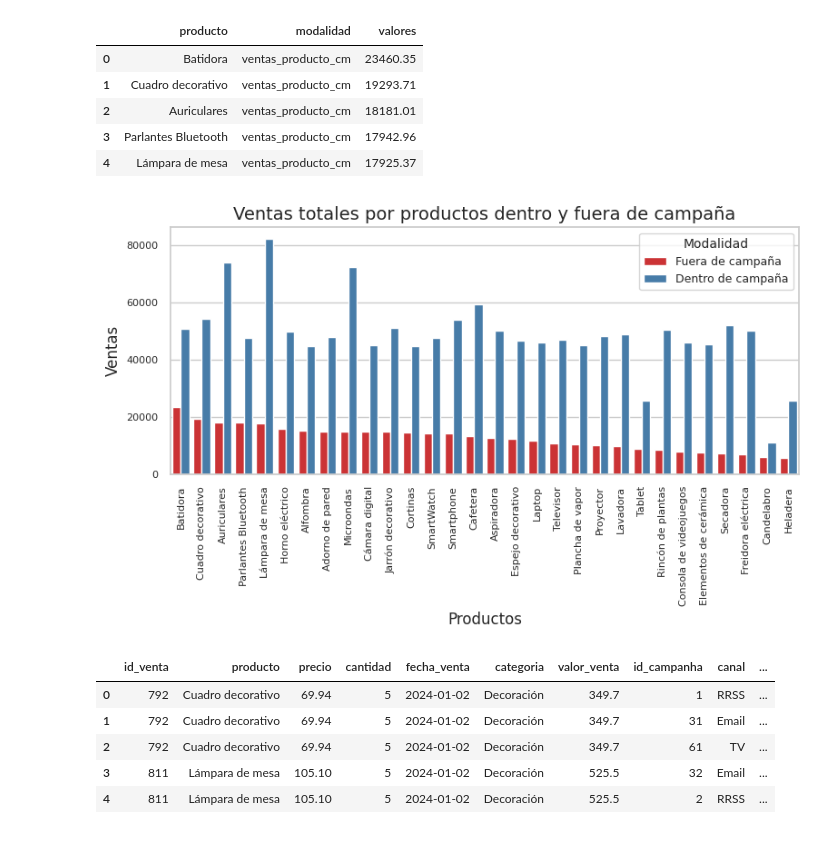
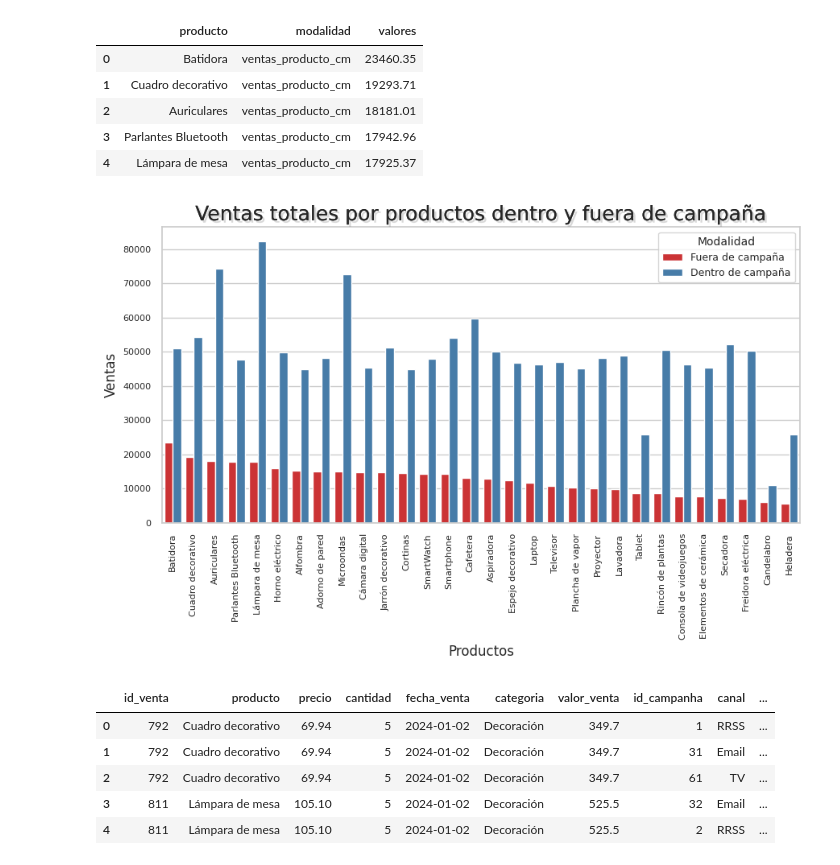
Before and after one commit to FerJGit/TT-2C2025-Data-Analitycs-Notebooks, a Jupyter notebook: EntregaFinal/Mis_Archivos/EntregaFinal.ipynb, the cells around one changed output. Cells and saved outputs as stored; diff of their text form; code cells hidden in the pictures.

```diff
--- a/EntregaFinal/Mis_Archivos/EntregaFinal.ipynb
+++ b/EntregaFinal/Mis_Archivos/EntregaFinal.ipynb
@@ -1493,19 +1506,18 @@ ventas_categoria.head()
 sns.set_theme(               # set_theme combina estilo + contexto + paleta
     style="whitegrid",       # opciones: 'white', 'whitegrid', 'dark', 'darkgrid', 'ticks'
     context="notebook",      # escala general: 'paper', 'notebook', 'talk', 'poster'
-    palette="Set3"           # paleta de colores base: "deep", "muted", "pastel" / Set1, Set2, Set3
+    palette="coolwarm"       # paleta de colores base: "deep", "muted", "pastel" / Set1, Set2, Set3
 )
 
-# Ajustamos tamaño del lienzo
+# Ajusto el tamaño del lienzo
 plt.figure(figsize=(8,5))
 
-# Crear el barplot
+# Creo el barplot
 ax = sns.barplot(data=ventas_categoria, x='categoria', y='ventas_totales', label="Ventas por categoría", width=0.5)
-
 
 # Ticks (valores de eje)
 plt.tick_params(axis='y', labelsize=9)
-plt.tick_params(axis='x', labelsize=8)
+plt.tick_params(axis='x', labelsize=9)
 
 # Ajustes de título y ejes
 plt.title('Volúmenes de ventas por categoría', fontsize=14)
@@ -1607,44 +1622,55 @@ df_long.head()
 | 3 | Parlantes Bluetooth | ventas_producto_cm | 17942.96 |
 | 4 | Lámpara de mesa | ventas_producto_cm | 17925.37 |
 # %%
+# Para efecto de sombra agregado al título
+import matplotlib.patheffects as path_effects
+
 # Estilo y paleta
 sns.set_theme(               # set_theme combina estilo + contexto + paleta
     style="whitegrid",       # opciones: 'white', 'whitegrid', 'dark', 'darkgrid', 'ticks'
     context="notebook",      # escala general: 'paper', 'notebook', 'talk', 'poster'
     palette="Set1"           # paleta de colores base: "deep", "muted", "pastel" / Set1, Set2, Set3
 )
 
 # Ajustamos el lienzo
-plt.figure(figsize=(8,5))
+plt.figure(figsize=(9,6))
 
-# Graficamos
+# Grafico
 sns.barplot(data=df_long, x="producto", y="valores", hue="modalidad", width=0.8)
-# sns.barplot(data=df_long, x="Trimestre", y="Ventas", hue="Producto", width=0.8) Invertimos Productos por Trimestre
+# sns.barplot(data=df_long, x="Trimestre", y="Ventas", hue="Producto", width=0.8) Invierto Productos por Trimestre
 
 
 # Ticks (valores de eje)
 plt.xticks(rotation=90, fontsize=8)
 plt.yticks(fontsize=8)
 
-# Ajustes de título y ejes
-plt.title('Ventas totales por productos dentro y fuera de campaña', fontsize=14)
+# Ajustes de título
+titulo = plt.title('Ventas totales por productos dentro y fuera de campaña', fontsize=18)
+
+# Aplico efecto de sombra al título
+titulo.set_path_effects([
+    path_effects.withSimplePatchShadow(offset=(2, -2), shadow_rgbFace='gray'),
+    path_effects.Normal()
+])
+
+# Ajuste de ejes
 plt.xlabel('Productos')
 plt.ylabel('Ventas')
 
 # Obtener handles (cuadritos de color) y labels originales del gráfico
 handles, labels = plt.gca().get_legend_handles_labels()
 
 # Reemplazar solo los textos de la leyenda, manteniendo colores
 plt.legend(
     handles,
     ["Fuera de campaña", "Dentro de campaña"],
     title="Modalidad",
     fontsize=9,
     title_fontsize=10
 )
 plt.tight_layout()
 # %% [output]
-[figure, old version]
+[figure, new version]
 # %%
 ventas_marketing.head()
 # %% [output]
```
Also changed, not shown: parts of 23 cells of this notebook.
